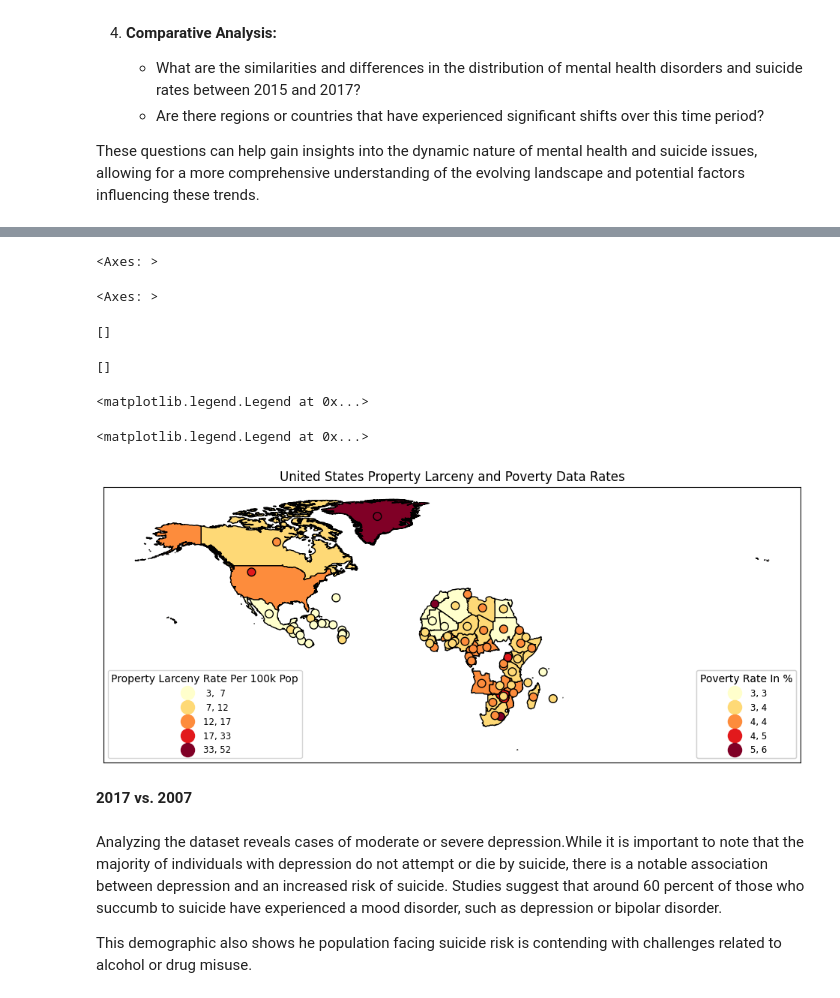
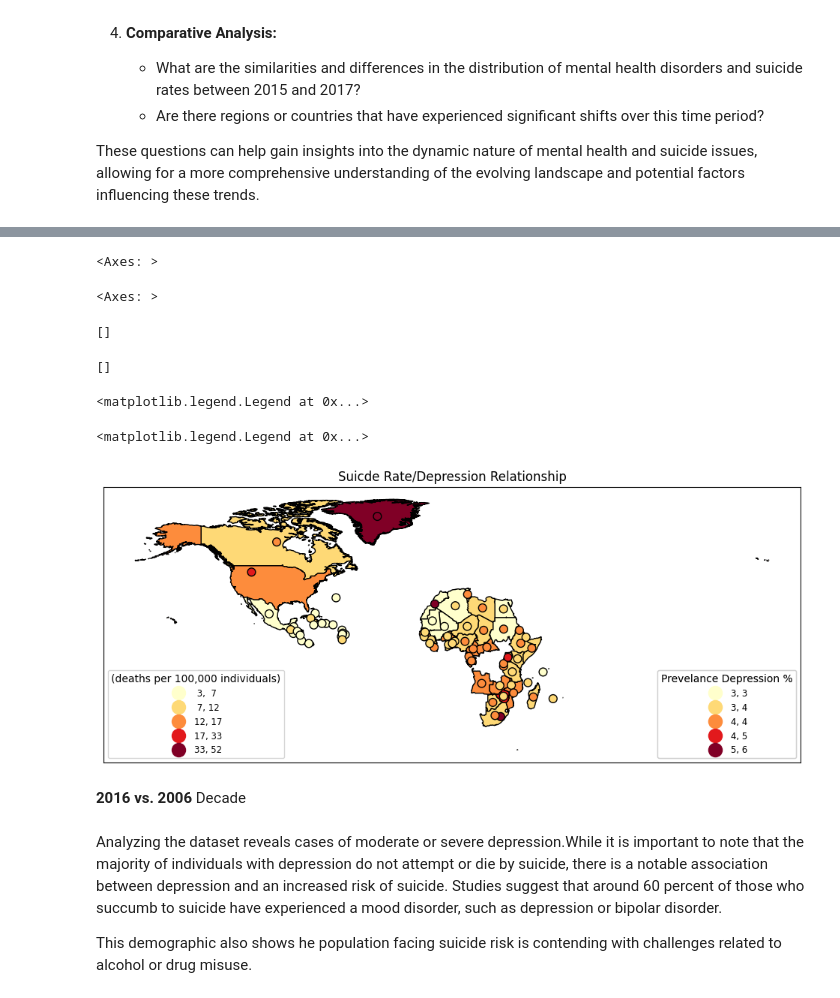
Before and after one commit to iyeboah22/GIS-DS, a Jupyter notebook: ps4.ipynb, the cells around one changed output, grey strips where cells are left out. Cells and saved outputs as stored; diff of their text form; code cells hidden in the pictures.

```diff
--- a/ps4.ipynb
+++ b/ps4.ipynb
@@ -268,35 +261,35 @@ Text(0.5, 186.498285083066, 'max schools : Greenland , min schools : Jamaica')
 # %%
 fig, ax = plt.subplots(1, figsize=(12,16))
 na_africa_mh_map.plot(ax=ax,column='Suicide rate (deaths per 100,000 individuals)',legend=True,cmap='YlOrRd',scheme='natural_breaks',k=5,
          edgecolor='black',linewidth=1,legend_kwds= {"fmt": "{:,.0f}",
         'loc':'lower left','title_fontsize':'medium','fontsize':'small','markerscale':1.4})
 
 l1 = ax.get_legend()
-l1.set_title('''Property Larceny Rate Per 100k Pop''')
+l1.set_title('''(deaths per 100,000 individuals)''')
 
 na_africa_mh_map_copy.plot(ax=ax,column='depres',legend=True,cmap='YlOrRd',scheme='natural_breaks',k=5,      #centroids are in newmap
          edgecolor='black',linewidth=1,legend_kwds= {"fmt": "{:,.0f}",
         'loc':'lower right','title_fontsize':'medium','fontsize':'small','markerscale':1.4},
          markersize = 60) #
 
-ax.title.set_text("United States Property Larceny and Poverty Data Rates")
+ax.title.set_text("Suicde Rate/Depression Relationship")
 ax.set_xticks([]); ax.set_yticks([])
 
 l2 = ax.get_legend()
-l2.set_title('''Poverty Rate In %''')
+l2.set_title('''Prevelance Depression %''')
 
 
 
 ax.add_artist(l2)
 ax.add_artist(l1)
 # %% [output]
 <Axes: >
 <Axes: >
 []
 []
 <matplotlib.legend.Legend at 0x...>
 <matplotlib.legend.Legend at 0x...>
-[figure, old version]
+[figure, new version]
 # %%
 country_mh_2017 = country_mh[country_mh['year']=='2017']
 mh_map = pd.merge(world_map,country_mh_2017, on='COUNTRY')
@@ -316,8 +309,9 @@ mh_map1.rename(columns = {'ISO_x':'ISO'}, inplace = True)
 mh_map1.rename(columns = {'geometry_x':'geometry'}, inplace = True)
 
 mh_map1 = mh_map1.dropna()
-# %% [markdown]
-**2017 vs. 2007**
+# %% [markdown]
+**2016 vs. 2006**
+Decade
 # %% [markdown]
 Analyzing the dataset reveals cases of moderate or severe depression.While it is important to note that the majority of individuals with depression do not attempt or die by suicide, there is a notable association between depression and an increased risk of suicide. Studies suggest that around 60 percent of those who succumb to suicide have experienced a mood disorder, such as depression or bipolar disorder.
 
```
Also changed, not shown: parts of 26 cells of this notebook.
